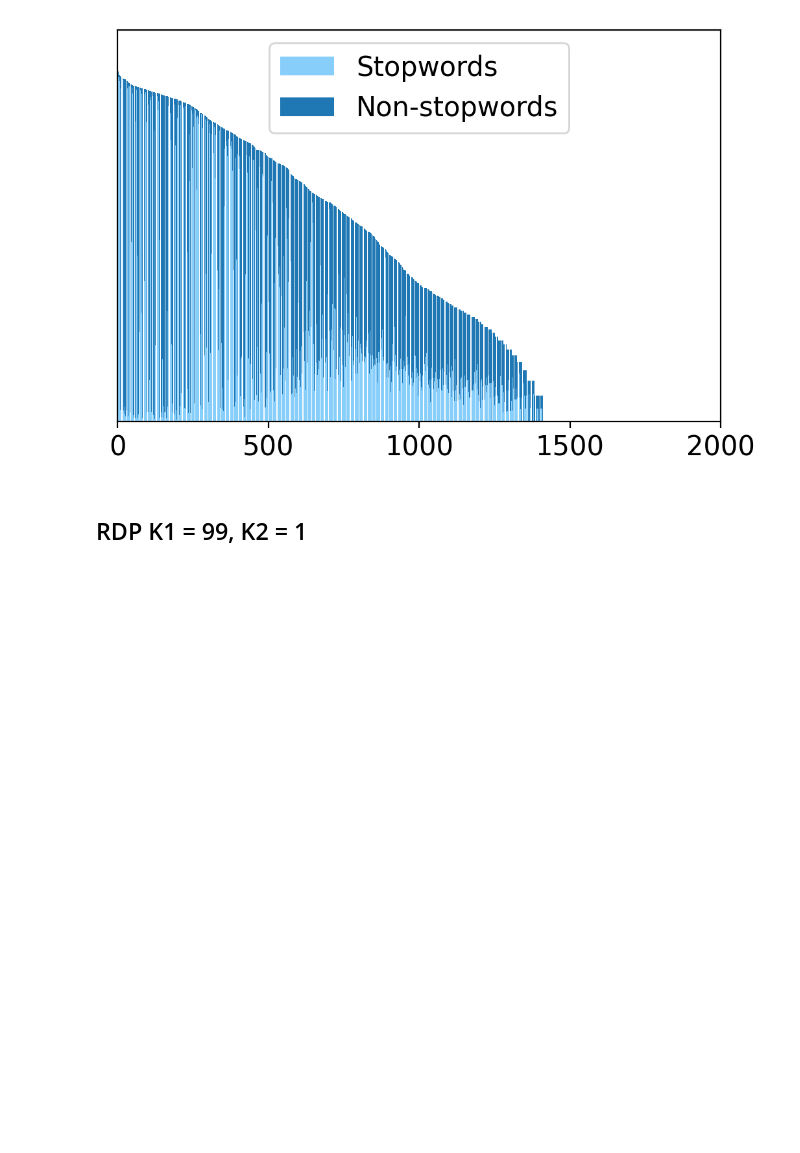
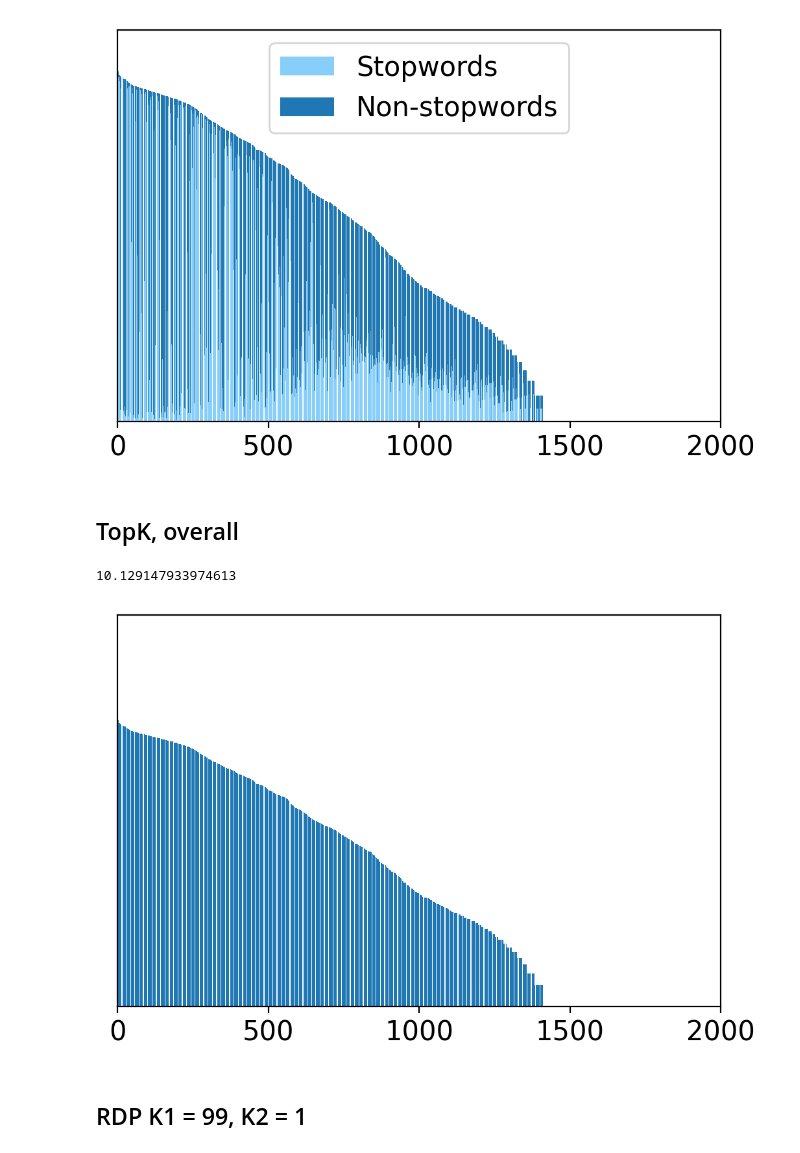
Before and after one commit to FranxYao/RDP, a Jupyter notebook: src/visualization/state_freq_compare_K1_K2.ipynb, the cells around one changed output. Saved outputs shown, nothing was run; the diff lists cells and outputs as text; code cells hidden in the pictures; blank space fills up the shorter version.

```diff
--- a/src/visualization/state_freq_compare_K1_K2.ipynb
+++ b/src/visualization/state_freq_compare_K1_K2.ipynb
@@ -54,6 +54,30 @@ def vis_state_freq(state_freq, state_nonstop_freq, state_stop_freq, state_idx_so
     plt.tick_params(axis='both', which='both', left=False, labelsize=15, labelleft=False)
     plt.xlim([0, N])
     return
+
+def vis_state_freq_overall(state_freq, state_nonstop_freq, state_stop_freq, state_idx_sort, N, ymax):
+    figure(figsize=(6, 4), dpi=200)
+    # fig, ax = plt.subplots()
+    state_freq_ = state_freq[state_idx_sort]
+#     state_stop_freq_ = state_stop_freq[state_idx_sort]
+#     state_nonstop_freq_ = state_nonstop_freq[state_idx_sort]
+
+#     state_stop_freq_vis = np.log(state_freq_) * (state_stop_freq_ / state_freq_)
+#     state_nonstop_freq_vis = np.log(state_freq_) * (state_nonstop_freq_ / state_freq_)
+
+#     fig_stop = plt.bar(x=np.arange(N), height=state_stop_freq_vis, color='lightskyblue')
+#     fig_nonstop = plt.bar(x=np.arange(N), height=state_nonstop_freq_vis, bottom=state_stop_freq_vis, color='tab:blue')
+
+    plt.bar(x=np.arange(N), height=np.log(state_freq_))
+
+#     plt.legend((fig_stop, fig_nonstop),
+#                ('Stopwords', 'Non-stopwords'),
+#                fontsize=15)
+    # plt.yscale('log')
+    plt.tick_params(axis='both', which='both', left=False, labelsize=15, labelleft=False)
+    plt.xlim([0, N])
+    plt.ylim([0, ymax])
+    return
 # %% [markdown]
 # 500 States
 # %% [markdown]
@@ -79,3 +104,5 @@ state_freq, state_nonstop_freq, state_stop_freq, state_idx_sort = read_state_fre
 vis_state_freq(state_freq, state_nonstop_freq, state_stop_freq, state_idx_sort, 2000)
 # %% [output]
 [figure]
+# %% [markdown]
+## TopK, overall
@@ -82,3 +111,11 @@ vis_state_freq(state_freq, state_nonstop_freq, state_stop_freq, state_idx_sort,
+# %%
+print(np.log(state_freq.max()))
+# %% [output]
+10.129147933974613
+# %%
+vis_state_freq_overall(state_freq, state_nonstop_freq, state_stop_freq, state_idx_sort, 2000, ymax=13)
+# %% [output]
+[figure, added]
 # %% [markdown]
 ## RDP K1 = 99, K2 = 1
 # %%
```
Also changed, not shown: parts of 15 cells of this notebook, 4 other files.
